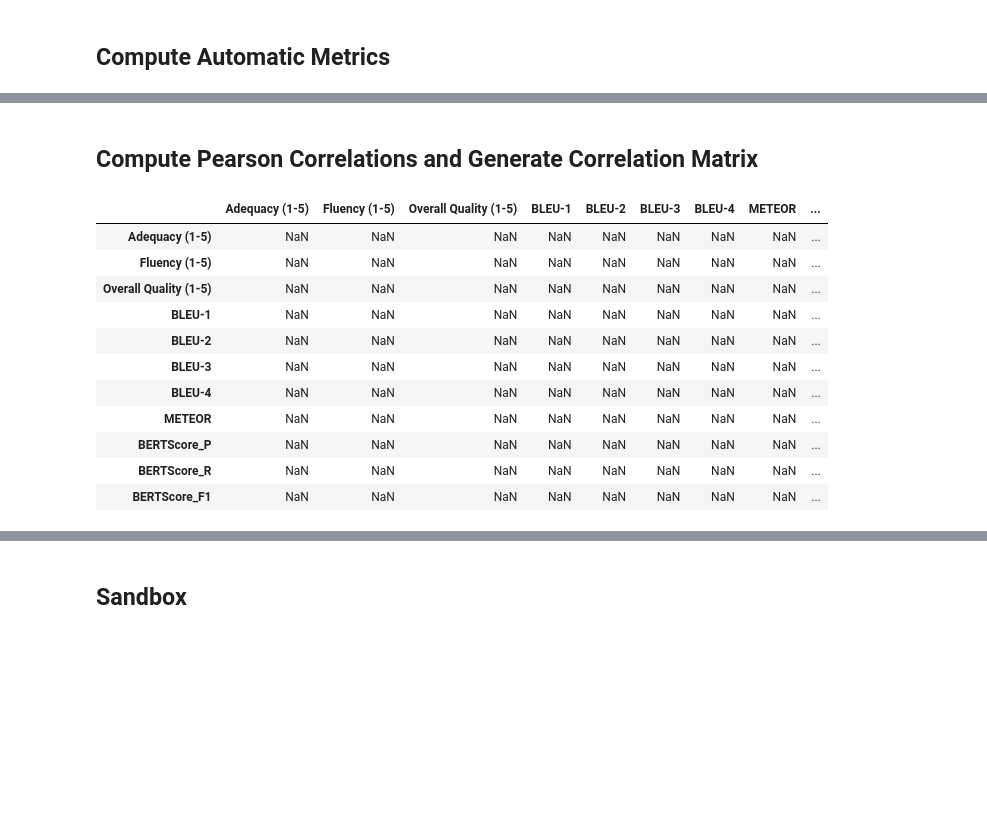
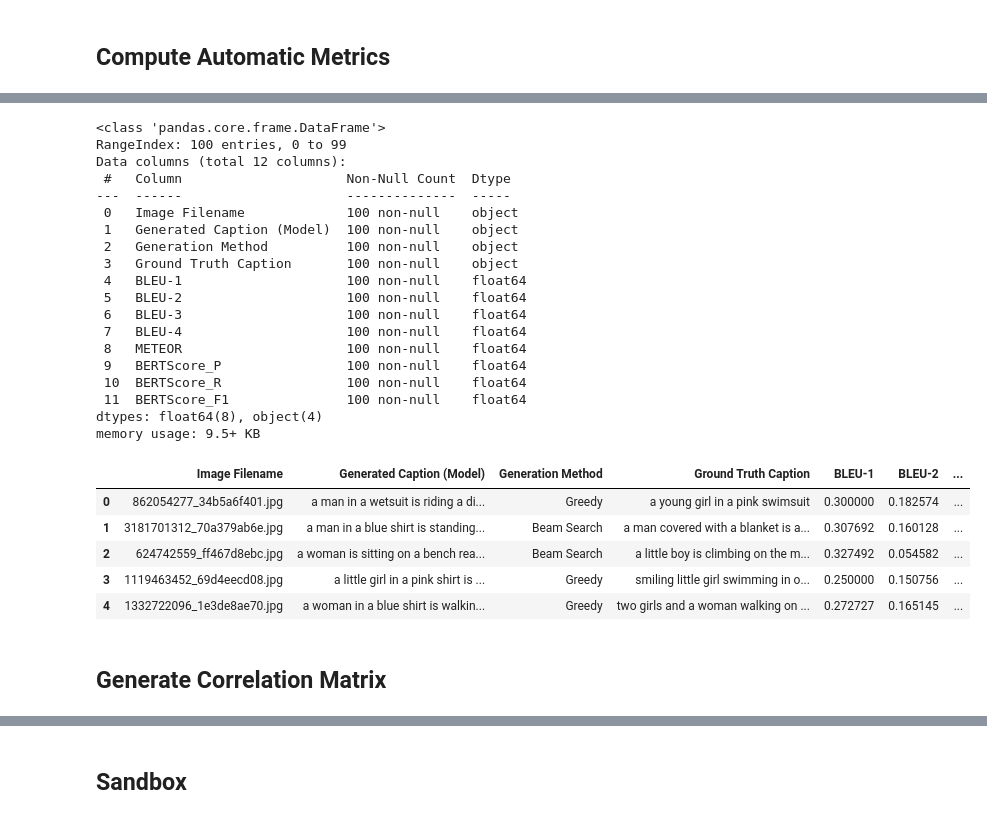
Before and after one commit to desireereid196/GenAI_Project, a Jupyter notebook: experiments/experiment3/experiment3.ipynb, the cells around one changed output, grey strips where cells are left out. Cells and saved outputs as stored; diff of their text form; code cells hidden in the pictures; blank space fills up the shorter version.

```diff
--- a/experiments/experiment3/experiment3.ipynb
+++ b/experiments/experiment3/experiment3.ipynb
@@ -193,38 +106,31 @@ df.tail()
+# %%
+df_with_metrics.info()
+df_with_metrics.head()
+# %% [output]
+<class 'pandas.core.frame.DataFrame'>
+RangeIndex: 100 entries, 0 to 99
+Data columns (total 12 columns):
+ #   Column                     Non-Null Count  Dtype
+---  ------                     --------------  -----
+ 0   Image Filename             100 non-null    object
+ 1   Generated Caption (Model)  100 non-null    object
+ 2   Generation Method          100 non-null    object
+ 3   Ground Truth Caption       100 non-null    object
+ 4   BLEU-1                     100 non-null    float64
+ 5   BLEU-2                     100 non-null    float64
+ 6   BLEU-3                     100 non-null    float64
+ 7   BLEU-4                     100 non-null    float64
+ 8   METEOR                     100 non-null    float64
+ 9   BERTScore_P                100 non-null    float64
+ 10  BERTScore_R                100 non-null    float64
+ 11  BERTScore_F1               100 non-null    float64
+dtypes: float64(8), object(4)
+memory usage: 9.5+ KB
+|  | Image Filename | Generated Caption (Model) | Generation Method | Ground Truth Caption | BLEU-1 | BLEU-2 | ... |
+| 0 | 862054277_34b5a6f401.jpg | a man in a wetsuit is riding a di... | Greedy | a young girl in a pink swimsuit | 0.300000 | 0.182574 | ... |
+| 1 | 3181701312_70a379ab6e.jpg | a man in a blue shirt is standing... | Beam Search | a man covered with a blanket is a... | 0.307692 | 0.160128 | ... |
+| 2 | 624742559_ff467d8ebc.jpg | a woman is sitting on a bench rea... | Beam Search | a little boy is climbing on the m... | 0.327492 | 0.054582 | ... |
+| 3 | 1119463452_69d4eecd08.jpg | a little girl in a pink shirt is ... | Greedy | smiling little girl swimming in o... | 0.250000 | 0.150756 | ... |
+| 4 | 1332722096_1e3de8ae70.jpg | a woman in a blue shirt is walkin... | Greedy | two girls and a woman walking on ... | 0.272727 | 0.165145 | ... |
 # %% [markdown]
-## Compute Pearson Correlations and Generate Correlation Matrix
+## Generate Correlation Matrix
-# %%
-# Columns to include in correlation
-correlation_columns = [
-    "Adequacy (1-5)",
-    "Fluency (1-5)",
-    "Overall Quality (1-5)",
-    "BLEU-1",
-    "BLEU-2",
-    "BLEU-3",
-    "BLEU-4",
-    "METEOR",
-    "BERTScore_P",
-    "BERTScore_R",
-    "BERTScore_F1",
-]
-
-# Ensure you're only using rows with complete human ratings and metric scores
-df_clean = df.dropna(subset=correlation_columns)
-
-# Compute Pearson correlation matrix
-pearson_corr = df_clean[correlation_columns].corr(method="pearson")
-
-pearson_corr
-# %% [output]
-|  | Adequacy (1-5) | Fluency (1-5) | Overall Quality (1-5) | BLEU-1 | BLEU-2 | BLEU-3 | BLEU-4 | METEOR | ... |
-| Adequacy (1-5) | NaN | NaN | NaN | NaN | NaN | NaN | NaN | NaN | ... |
-| Fluency (1-5) | NaN | NaN | NaN | NaN | NaN | NaN | NaN | NaN | ... |
-| Overall Quality (1-5) | NaN | NaN | NaN | NaN | NaN | NaN | NaN | NaN | ... |
-| BLEU-1 | NaN | NaN | NaN | NaN | NaN | NaN | NaN | NaN | ... |
-| BLEU-2 | NaN | NaN | NaN | NaN | NaN | NaN | NaN | NaN | ... |
-| BLEU-3 | NaN | NaN | NaN | NaN | NaN | NaN | NaN | NaN | ... |
-| BLEU-4 | NaN | NaN | NaN | NaN | NaN | NaN | NaN | NaN | ... |
-| METEOR | NaN | NaN | NaN | NaN | NaN | NaN | NaN | NaN | ... |
-| BERTScore_P | NaN | NaN | NaN | NaN | NaN | NaN | NaN | NaN | ... |
-| BERTScore_R | NaN | NaN | NaN | NaN | NaN | NaN | NaN | NaN | ... |
-| BERTScore_F1 | NaN | NaN | NaN | NaN | NaN | NaN | NaN | NaN | ... |
```
Also changed, not shown: parts of 19 cells of this notebook.
